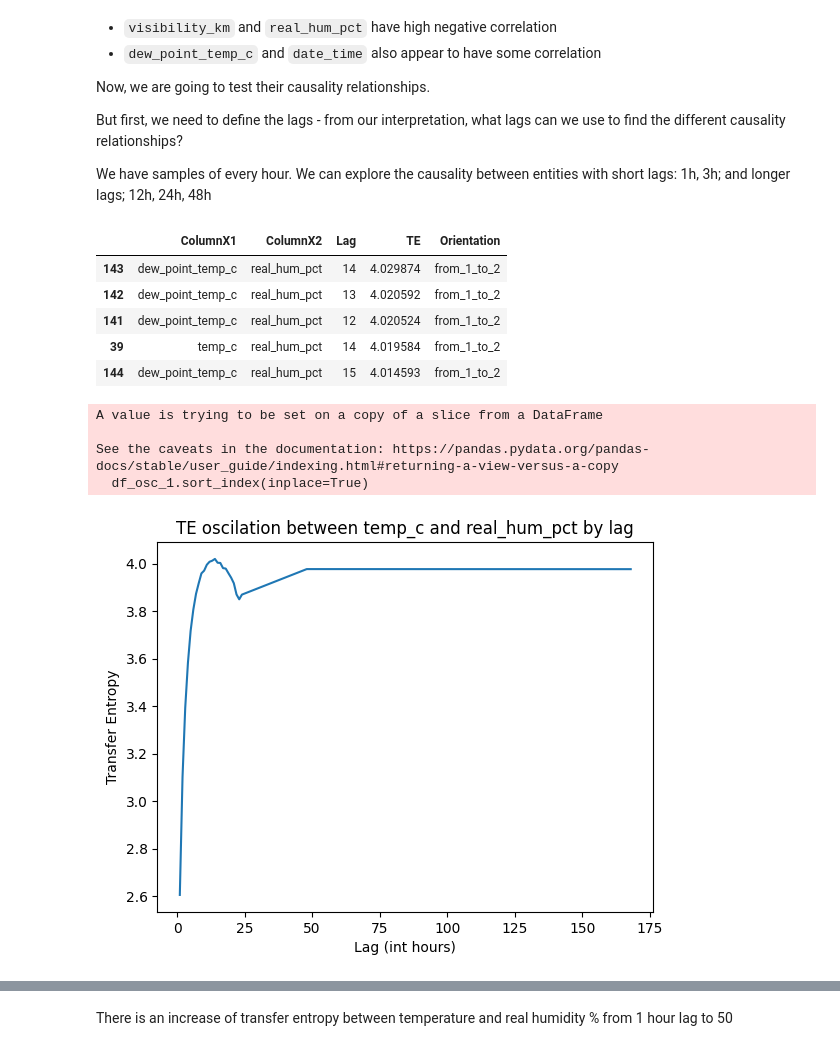
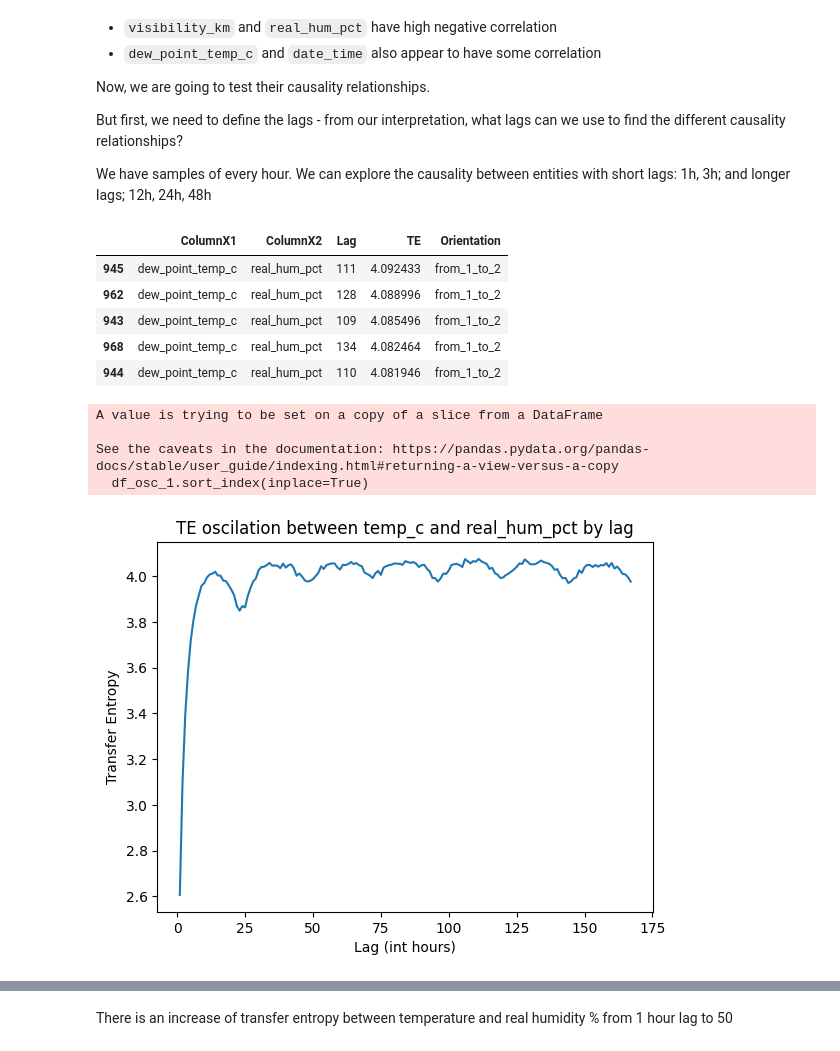
Before and after one commit to plrodrigues/IT-Project-3, a Jupyter notebook: notebooks/04_transfer_entropy.ipynb, the cells around one changed output, grey strips where cells are left out. Cells and saved outputs as stored; diff of their text form; code cells hidden in the pictures.

```diff
--- a/notebooks/04_transfer_entropy.ipynb
+++ b/notebooks/04_transfer_entropy.ipynb
@@ -129,10 +102,16 @@ transfer_entropy_for_weather = run_transfer_entropy_for_dataframe(
+# %%
+# Run for several lags
+transfer_entropy_for_weather = run_transfer_entropy_for_dataframe(
+    df,
+    [x for x in range(1, 7 * 24)],
+)
 # %%
 transfer_entropy_for_weather.sort_values(["TE"], ascending=False, inplace=True)
 transfer_entropy_for_weather.head(5)
 # %% [output]
 |  | ColumnX1 | ColumnX2 | Lag | TE | Orientation |
-| 143 | dew_point_temp_c | real_hum_pct | 14 | 4.029874 | from_1_to_2 |
-| 142 | dew_point_temp_c | real_hum_pct | 13 | 4.020592 | from_1_to_2 |
-| 141 | dew_point_temp_c | real_hum_pct | 12 | 4.020524 | from_1_to_2 |
-| 39 | temp_c | real_hum_pct | 14 | 4.019584 | from_1_to_2 |
-| 144 | dew_point_temp_c | real_hum_pct | 15 | 4.014593 | from_1_to_2 |
+| 945 | dew_point_temp_c | real_hum_pct | 111 | 4.092433 | from_1_to_2 |
+| 962 | dew_point_temp_c | real_hum_pct | 128 | 4.088996 | from_1_to_2 |
+| 943 | dew_point_temp_c | real_hum_pct | 109 | 4.085496 | from_1_to_2 |
+| 968 | dew_point_temp_c | real_hum_pct | 134 | 4.082464 | from_1_to_2 |
+| 944 | dew_point_temp_c | real_hum_pct | 110 | 4.081946 | from_1_to_2 |
@@ -142,17 +118,17 @@ def oscilations(df: pd.DataFrame, col1: str, col2: str) -> pd.DataFrame:
 # %%
 col1 = "temp_c"
 col2 = "real_hum_pct"
-df_osc_1 = oscilations(transfer_entropy_for_weather, col1, col2)
+df_osc_1 = get_oscilations(transfer_entropy_for_weather, col1, col2)
 df_osc_1.set_index("Lag", inplace=True)
 df_osc_1.sort_index(inplace=True)
 df_osc_1.TE.plot()
 plt.title(f"TE oscilation between {col1} and {col2} by lag")
 plt.xlabel("Lag (int hours)")
 plt.ylabel("Transfer Entropy")
 plt.show()
 # %% [output]
 A value is trying to be set on a copy of a slice from a DataFrame
 
 See the caveats in the documentation: https://pandas.pydata.org/pandas-docs/stable/user_guide/indexing.html#returning-a-view-versus-a-copy
   df_osc_1.sort_index(inplace=True)
-[figure, old version]
+[figure, new version]
```
Also changed, not shown: parts of 18 cells of this notebook, 9 other files.
